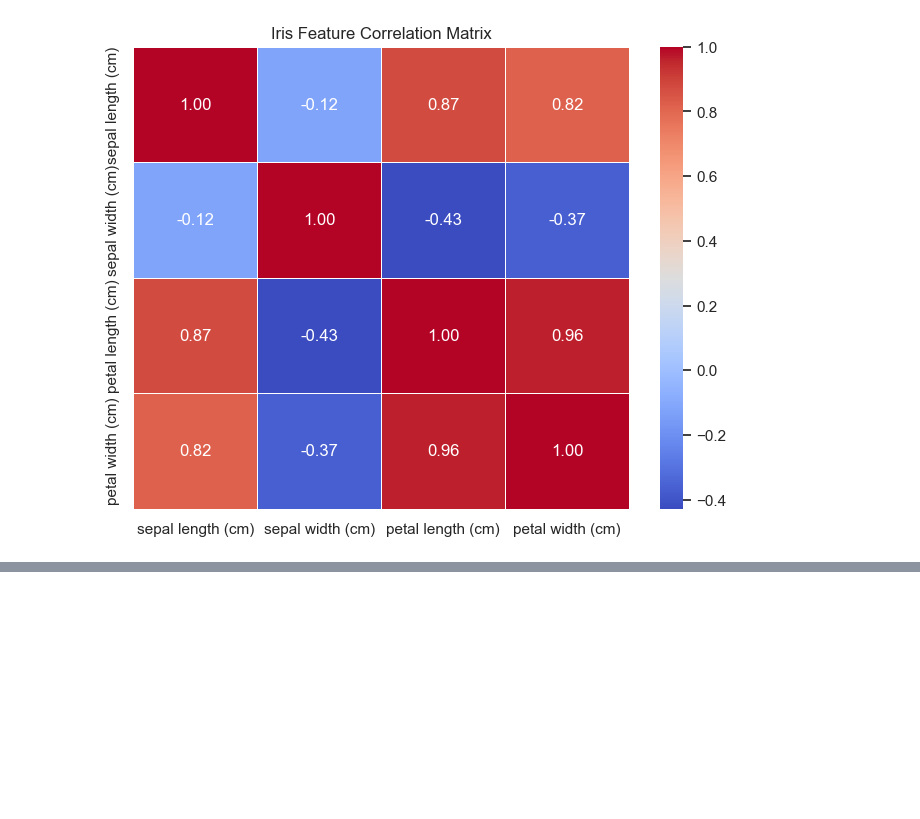
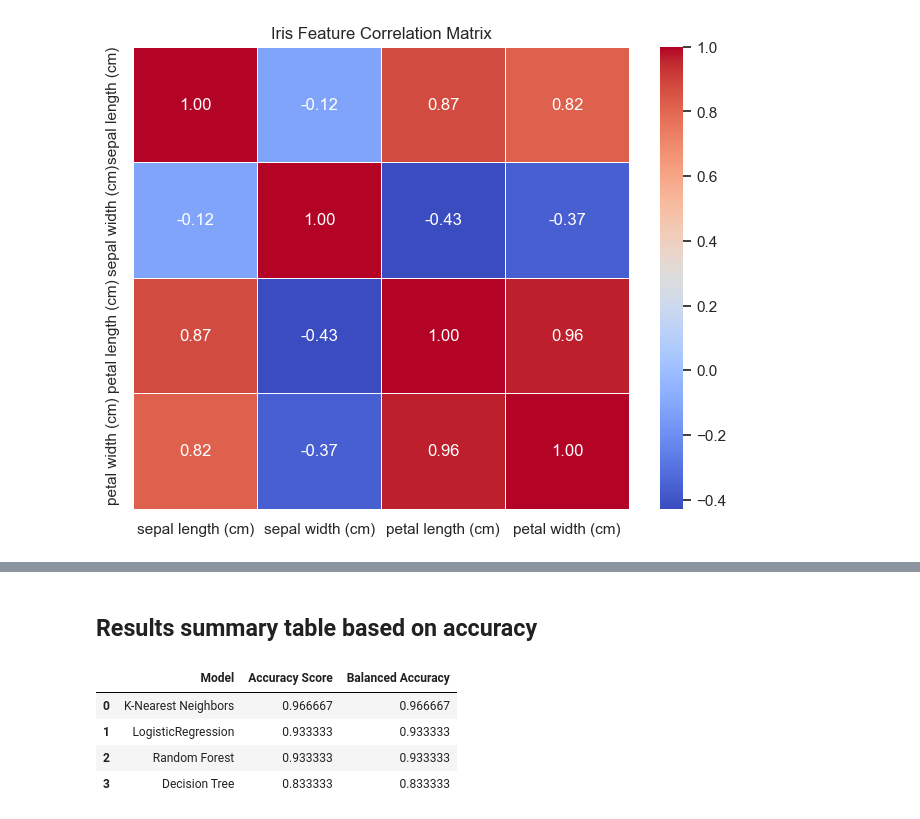
Before and after one commit to kjkyagambiddwa/OIBSIP, a Jupyter notebook: DataScience-Task1-IrisClassification/Iris_Classification.ipynb, the cells around one changed output, grey strips where cells are left out. Saved outputs shown, nothing was run; the diff lists cells and outputs as text; code cells hidden in the pictures; blank space fills up the shorter version.

Commit message:
Added 4 classification and accuracy scores. The models have been fit and the best model selected based on results. Several metrics were included.

```diff
--- a/DataScience-Task1-IrisClassification/Iris_Classification.ipynb
+++ b/DataScience-Task1-IrisClassification/Iris_Classification.ipynb
@@ -234,0 +245,4 @@ Text(0.5, 1.0, 'Iris Feature Correlation Matrix')
+# %%
+# allocating train and test set
+X = df[["petal length (cm)", "sepal width (cm)"]]
+y = df["target"]
@@ -234,0 +254,8 @@ Text(0.5, 1.0, 'Iris Feature Correlation Matrix')
+# %%
+# Model instances
+models = {
+    "LogisticRegression" : LogisticRegression(random_state=256),
+    "K-Nearest Neighbors" : KNeighborsClassifier(n_neighbors=3),
+    "Decision Tree" : DecisionTreeClassifier(random_state=256),
+    "Random Forest" : RandomForestClassifier(n_estimators=100, random_state=256)
+}
@@ -234,0 +264,29 @@ Text(0.5, 1.0, 'Iris Feature Correlation Matrix')
+# %%
+# Training, predicting, and getting evaluation matrix
+
+results = []
+
+for name, model in models.items():
+    model.fit(X_train, y_train)
+    y_pred = model.predict(X_test)
+
+    # Calculating metrix
+    acc = accuracy_score(y_test, y_pred)
+    bal_acc = balanced_accuracy_score(y_test, y_pred)
+    cm = confusion_matrix(y_test, y_pred)
+    cm_df = pd.DataFrame(
+        cm,
+        index=[f"Actual {c}" for c in model.classes_],
+        columns=[f"Predicted {c}" for c in model.classes_]
+    )
+
+    results.append({"Model": name,
+                    "Accuracy Score": acc,
+                    "Balanced Accuracy" : bal_acc
+                   })
+
+    print(f"---{name} - Classification Report---")
+    print(classification_report(y_test, y_pred))
+    print(f"---{name} - Confussion Matrix---")
+    print(cm_df)
+    print("-"*60)
@@ -234,0 +311,12 @@ Text(0.5, 1.0, 'Iris Feature Correlation Matrix')
+# %% [markdown]
+## Results summary table based on accuracy
+# %%
+output = pd.DataFrame(results).sort_values(by="Balanced Accuracy", ascending=False)
+output.reset_index(drop=True, inplace=True)
+output
+# %% [output]
+|  | Model | Accuracy Score | Balanced Accuracy |
+| 0 | K-Nearest Neighbors | 0.966667 | 0.966667 |
+| 1 | LogisticRegression | 0.933333 | 0.933333 |
+| 2 | Random Forest | 0.933333 | 0.933333 |
+| 3 | Decision Tree | 0.833333 | 0.833333 |
```
Also changed, not shown: parts of 7 cells of this notebook.
